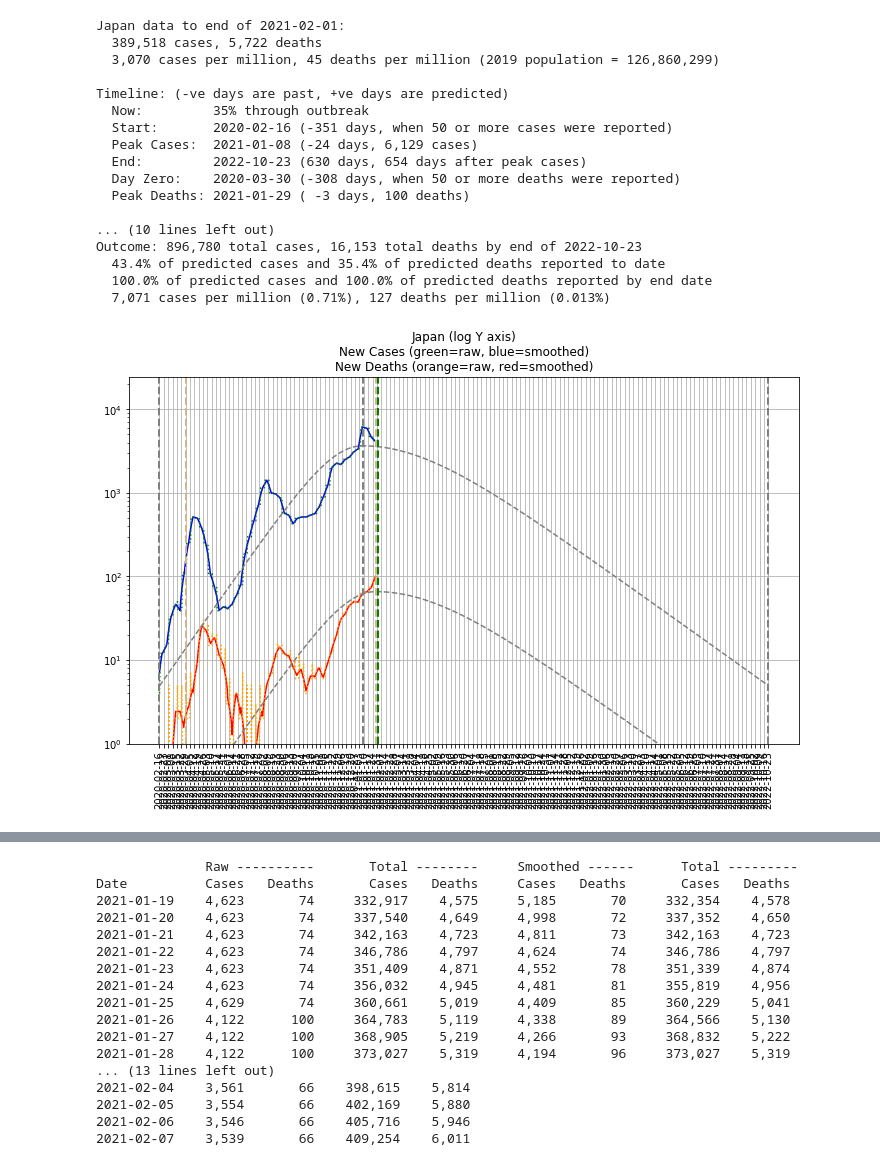
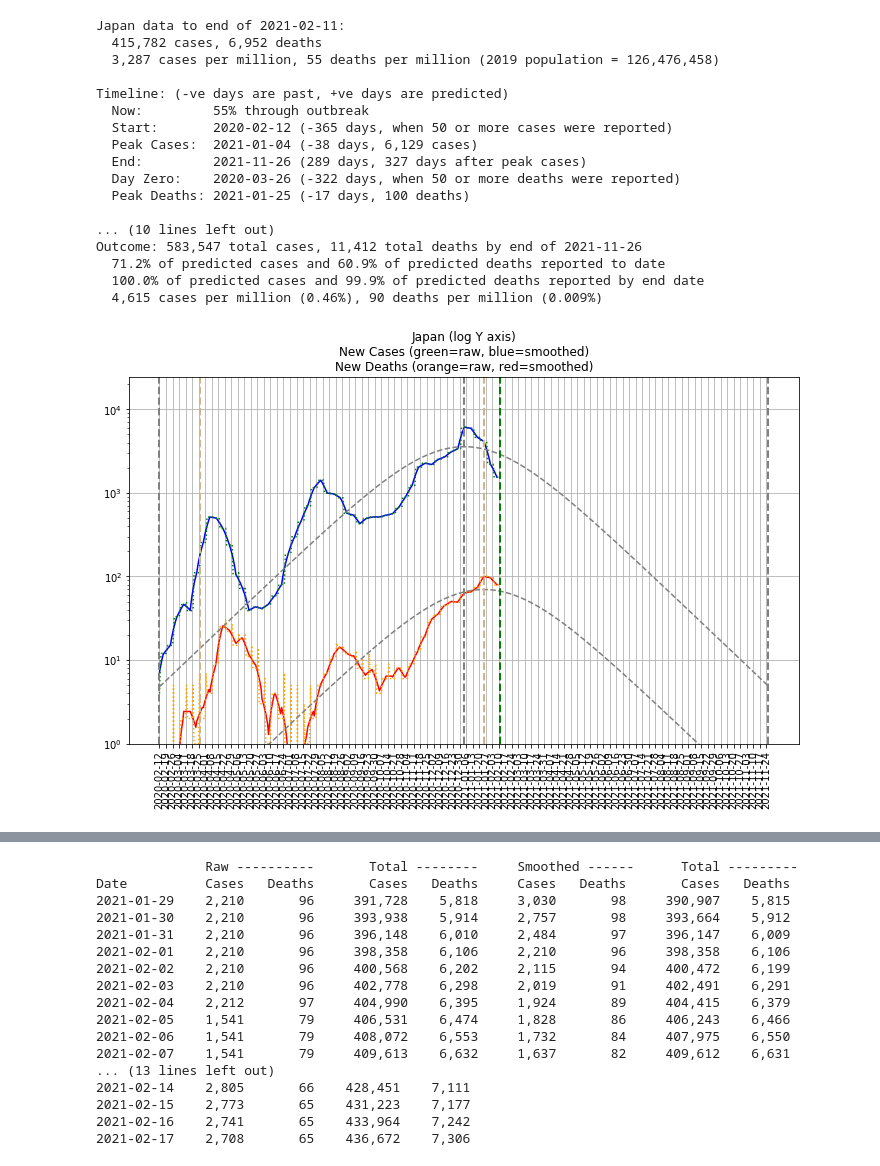
Before and after one commit to TonyM1958/covid19, a Jupyter notebook: world.ipynb, the cells around one changed output, grey strips where cells are left out. Cells and saved outputs as stored; diff of their text form; code cells hidden in the pictures.

```diff
--- a/world.ipynb
+++ b/world.ipynb
@@ -90,21 +90,21 @@ Date          Cases   Deaths       Cases   Deaths     Cases   Deaths       Cases
 # %%
-covid.Region(geoId='JP').analyse()
+covid.Region(geoId='JPN').analyse()
 # %% [output]
-Japan data to end of 2021-02-01:
-  389,518 cases, 5,722 deaths
-  3,070 cases per million, 45 deaths per million (2019 population = 126,860,299)
+Japan data to end of 2021-02-11:
+  415,782 cases, 6,952 deaths
+  3,287 cases per million, 55 deaths per million (2019 population = 126,476,458)
 
 Timeline: (-ve days are past, +ve days are predicted)
-  Now:         35% through outbreak
-  Start:       2020-02-16 (-351 days, when 50 or more cases were reported)
-  Peak Cases:  2021-01-08 (-24 days, 6,129 cases)
-  End:         2022-10-23 (630 days, 654 days after peak cases)
-  Day Zero:    2020-03-30 (-308 days, when 50 or more deaths were reported)
-  Peak Deaths: 2021-01-29 ( -3 days, 100 deaths)
+  Now:         55% through outbreak
+  Start:       2020-02-12 (-365 days, when 50 or more cases were reported)
+  Peak Cases:  2021-01-04 (-38 days, 6,129 cases)
+  End:         2021-11-26 (289 days, 327 days after peak cases)
+  Day Zero:    2020-03-26 (-322 days, when 50 or more deaths were reported)
+  Peak Deaths: 2021-01-25 (-17 days, 100 deaths)
 
 ... (10 lines left out)
-Outcome: 896,780 total cases, 16,153 total deaths by end of 2022-10-23
-  43.4% of predicted cases and 35.4% of predicted deaths reported to date
-  100.0% of predicted cases and 100.0% of predicted deaths reported by end date
-  7,071 cases per million (0.71%), 127 deaths per million (0.013%)
+Outcome: 583,547 total cases, 11,412 total deaths by end of 2021-11-26
+  71.2% of predicted cases and 60.9% of predicted deaths reported to date
+  100.0% of predicted cases and 99.9% of predicted deaths reported by end date
+  4,615 cases per million (0.46%), 90 deaths per million (0.009%)
-[figure, old version]
+[figure, new version]
@@ -112,18 +112,18 @@ Outcome: 896,780 total cases, 16,153 total deaths by end of 2022-10-23
               Raw ----------       Total --------     Smoothed ------      Total ---------
 Date          Cases   Deaths       Cases   Deaths     Cases   Deaths       Cases   Deaths
-2021-01-19    4,623       74     332,917    4,575     5,185       70     332,354    4,578
-2021-01-20    4,623       74     337,540    4,649     4,998       72     337,352    4,650
-2021-01-21    4,623       74     342,163    4,723     4,811       73     342,163    4,723
-2021-01-22    4,623       74     346,786    4,797     4,624       74     346,786    4,797
-2021-01-23    4,623       74     351,409    4,871     4,552       78     351,339    4,874
-2021-01-24    4,623       74     356,032    4,945     4,481       81     355,819    4,956
-2021-01-25    4,629       74     360,661    5,019     4,409       85     360,229    5,041
-2021-01-26    4,122      100     364,783    5,119     4,338       89     364,566    5,130
-2021-01-27    4,122      100     368,905    5,219     4,266       93     368,832    5,222
-2021-01-28    4,122      100     373,027    5,319     4,194       96     373,027    5,319
+2021-01-29    2,210       96     391,728    5,818     3,030       98     390,907    5,815
+2021-01-30    2,210       96     393,938    5,914     2,757       98     393,664    5,912
+2021-01-31    2,210       96     396,148    6,010     2,484       97     396,147    6,009
+2021-02-01    2,210       96     398,358    6,106     2,210       96     398,358    6,106
+2021-02-02    2,210       96     400,568    6,202     2,115       94     400,472    6,199
+2021-02-03    2,210       96     402,778    6,298     2,019       91     402,491    6,291
+2021-02-04    2,212       97     404,990    6,395     1,924       89     404,415    6,379
+2021-02-05    1,541       79     406,531    6,474     1,828       86     406,243    6,466
+2021-02-06    1,541       79     408,072    6,553     1,732       84     407,975    6,550
+2021-02-07    1,541       79     409,613    6,632     1,637       82     409,612    6,631
 ... (13 lines left out)
-2021-02-04    3,561       66    398,615    5,814
-2021-02-05    3,554       66    402,169    5,880
-2021-02-06    3,546       66    405,716    5,946
-2021-02-07    3,539       66    409,254    6,011
+2021-02-14    2,805       66    428,451    7,111
+2021-02-15    2,773       65    431,223    7,177
+2021-02-16    2,741       65    433,964    7,242
+2021-02-17    2,708       65    436,672    7,306
 # %%
```
Also changed, not shown: parts of 15 cells of this notebook, 3 other files.
